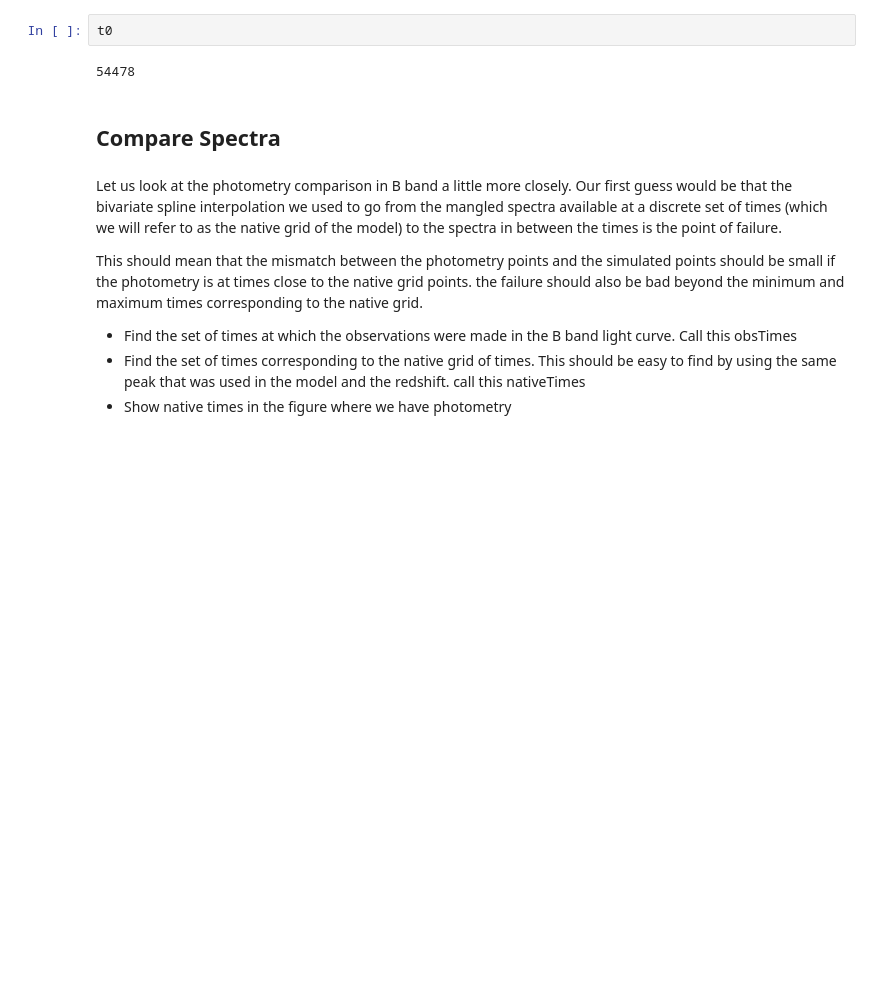
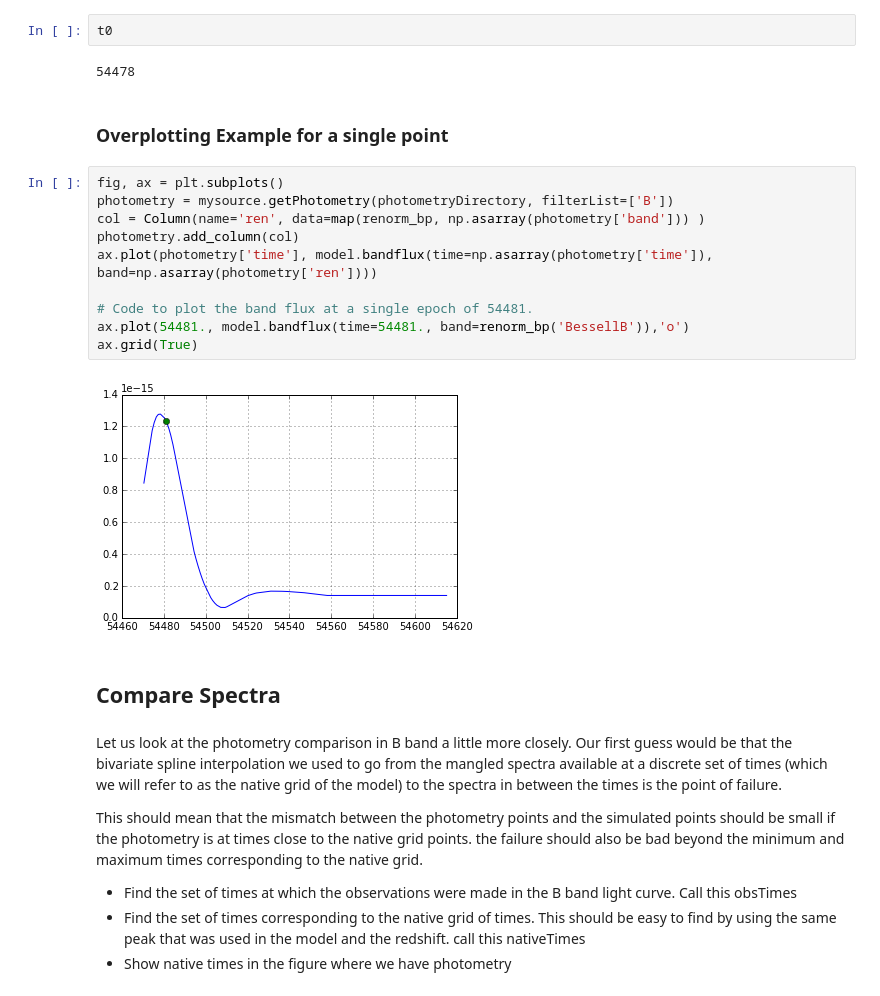
Before and after one commit to rbiswas4/calibrate_spectra, a Jupyter notebook: examples/ExampleObject.ipynb, the cells around one changed output. Saved outputs shown, nothing was run; the diff lists cells and outputs as text; blank space fills up the shorter version.

Commit message:
Adding example for single epoch bandflux evaluation in model

```diff
--- a/examples/ExampleObject.ipynb
+++ b/examples/ExampleObject.ipynb
@@ -249,6 +249,20 @@ we will list in a document and issues in this repository.
 t0
 # %% [output]
 54478
+# %% [markdown]
+### Overplotting Example for a single point
+# %%
+fig, ax = plt.subplots()
+photometry = mysource.getPhotometry(photometryDirectory, filterList=['B'])
+col = Column(name='ren', data=map(renorm_bp, np.asarray(photometry['band'])) )
+photometry.add_column(col)
+ax.plot(photometry['time'], model.bandflux(time=np.asarray(photometry['time']), band=np.asarray(photometry['ren'])))
+
+# Code to plot the band flux at a single epoch of 54481.
+ax.plot(54481., model.bandflux(time=54481., band=renorm_bp('BessellB')),'o')
+ax.grid(True)
+# %% [output]
+[figure, added]
 # %% [markdown]
 ## Compare Spectra
 # %% [markdown]
```
